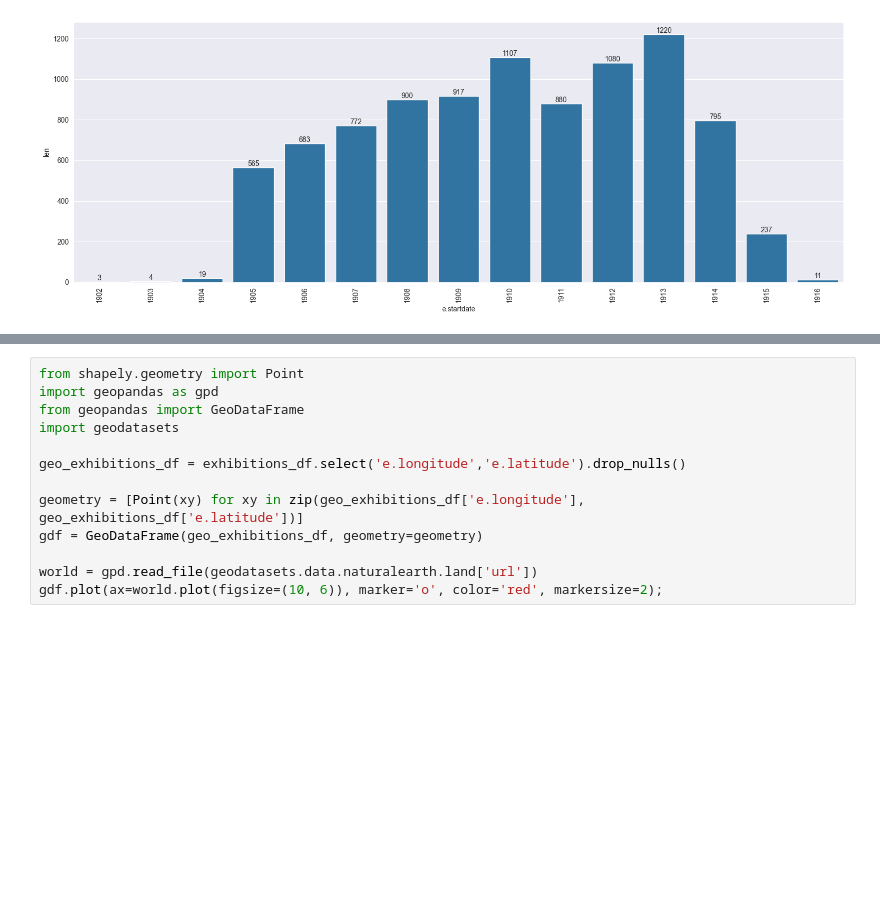
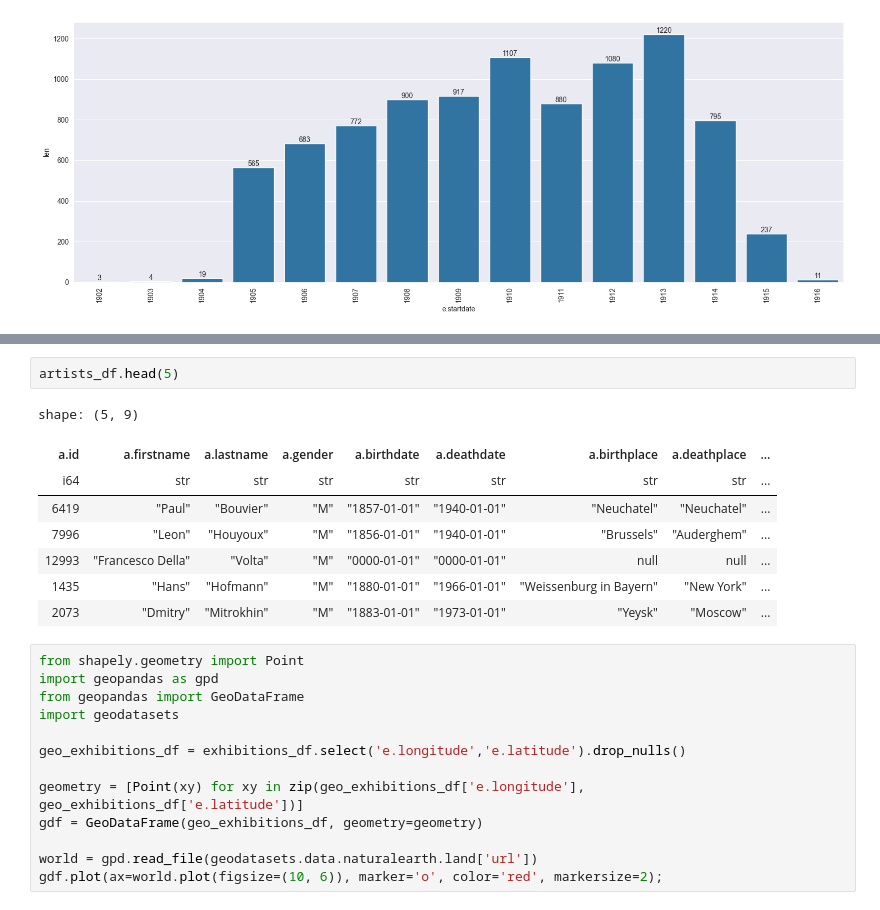
Before and after one commit to rolandramp/infoVis24G4, a Jupyter notebook: InfoVis24G4Ex1/Analysis.ipynb, the cells around one changed output, grey strips where cells are left out. Cells and saved outputs as stored; diff of their text form; blank space fills up the shorter version.

```diff
--- a/InfoVis24G4Ex1/Analysis.ipynb
+++ b/InfoVis24G4Ex1/Analysis.ipynb
@@ -187,3 +238,14 @@ plot
+# %%
+artists_df.head(5)
+# %% [output]
+shape: (5, 9)
+| a.id | a.firstname | a.lastname | a.gender | a.birthdate | a.deathdate | a.birthplace | a.deathplace | ... |
+| i64 | str | str | str | str | str | str | str | ... |
+| 6419 | "Paul" | "Bouvier" | "M" | "1857-01-01" | "1940-01-01" | "Neuchatel" | "Neuchatel" | ... |
+| 7996 | "Leon" | "Houyoux" | "M" | "1856-01-01" | "1940-01-01" | "Brussels" | "Auderghem" | ... |
+| 12993 | "Francesco Della" | "Volta" | "M" | "0000-01-01" | "0000-01-01" | null | null | ... |
+| 1435 | "Hans" | "Hofmann" | "M" | "1880-01-01" | "1966-01-01" | "Weissenburg in Bayern" | "New York" | ... |
+| 2073 | "Dmitry" | "Mitrokhin" | "M" | "1883-01-01" | "1973-01-01" | "Yeysk" | "Moscow" | ... |
 # %%
 from shapely.geometry import Point
 import geopandas as gpd
```
Also changed, not shown: parts of 5 cells of this notebook.
